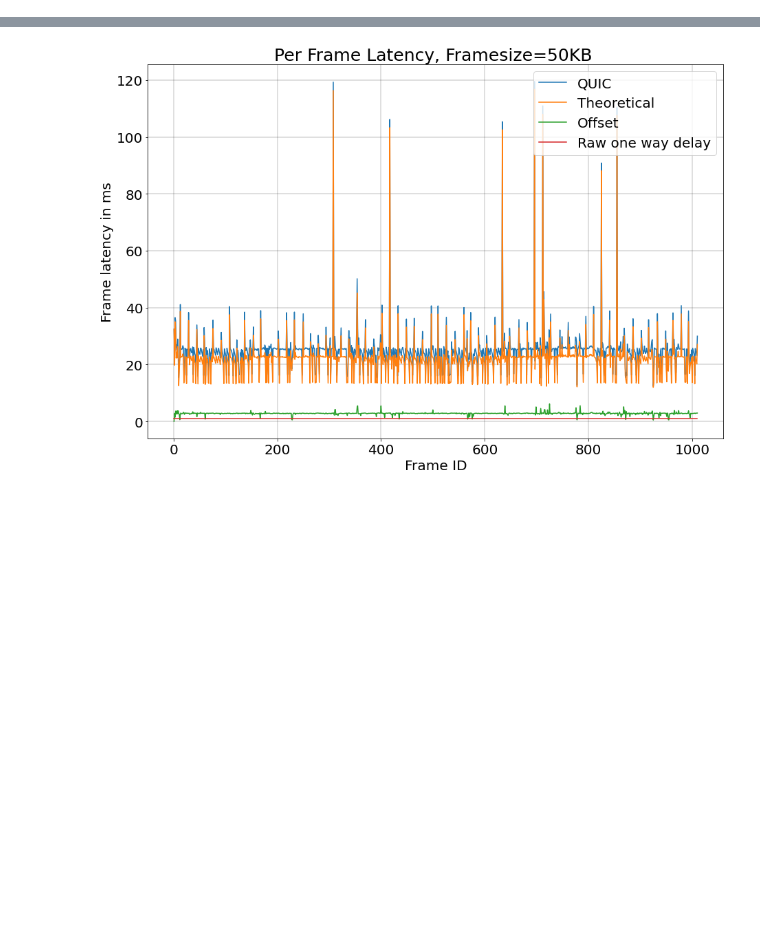
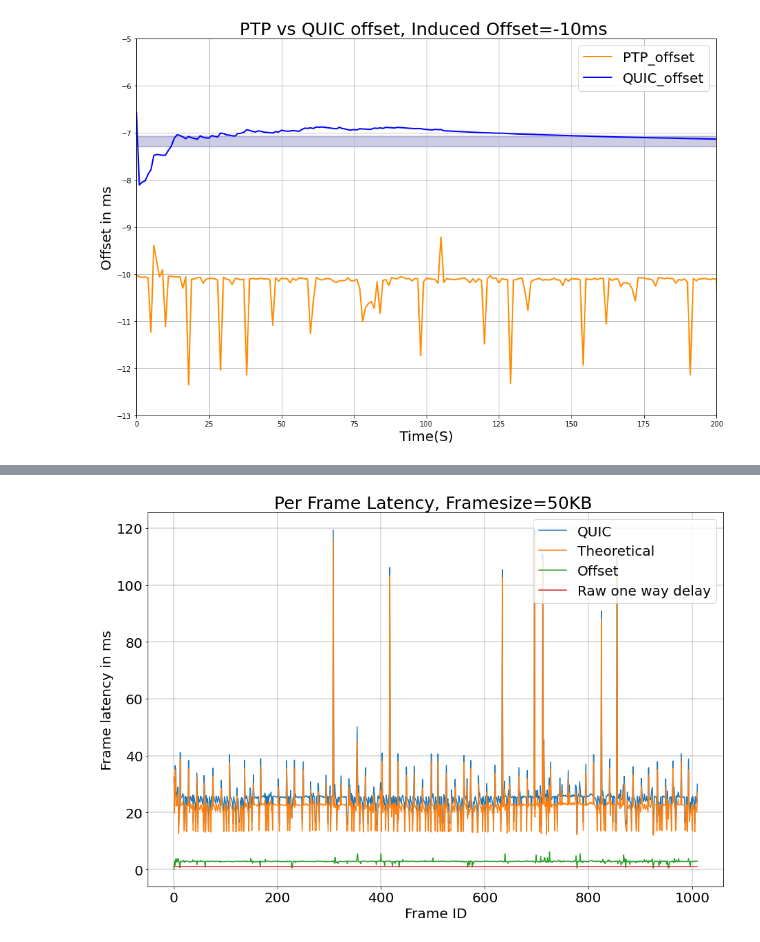
Before and after one commit to wrizzhi/quic_client_server, a Jupyter notebook: plot.ipynb, the cells around one changed output, grey strips where cells are left out. Drawn from its saved outputs; the diff is of its cells as text; code cells hidden in the pictures; blank space fills up the shorter version.

```diff
--- a/plot.ipynb
+++ b/plot.ipynb
@@ -54,0 +67,9 @@ def plot(ptp_offset,quic_offset,x,tittle,ylim=None):
+# %%
+result_3 = pd.read_csv('ptp_-10.csv')
+y1 = (result_3["ptp"]*1000).tolist()
+y2 = (result_3["quic"]*1000).tolist()
+x =np.arange(0,len(y1))
+figure,axesa = plot(y1,y2,x,tittle="PTP vs QUIC offset, Induced Offset=-10ms ",ylim=(-13,-5))
+figure.savefig("figures/offset_-10.png",bbox_inches='tight')
+# %% [output]
+[figure, added]
```
Also changed, not shown: parts of 11 cells of this notebook, 23 other files.
